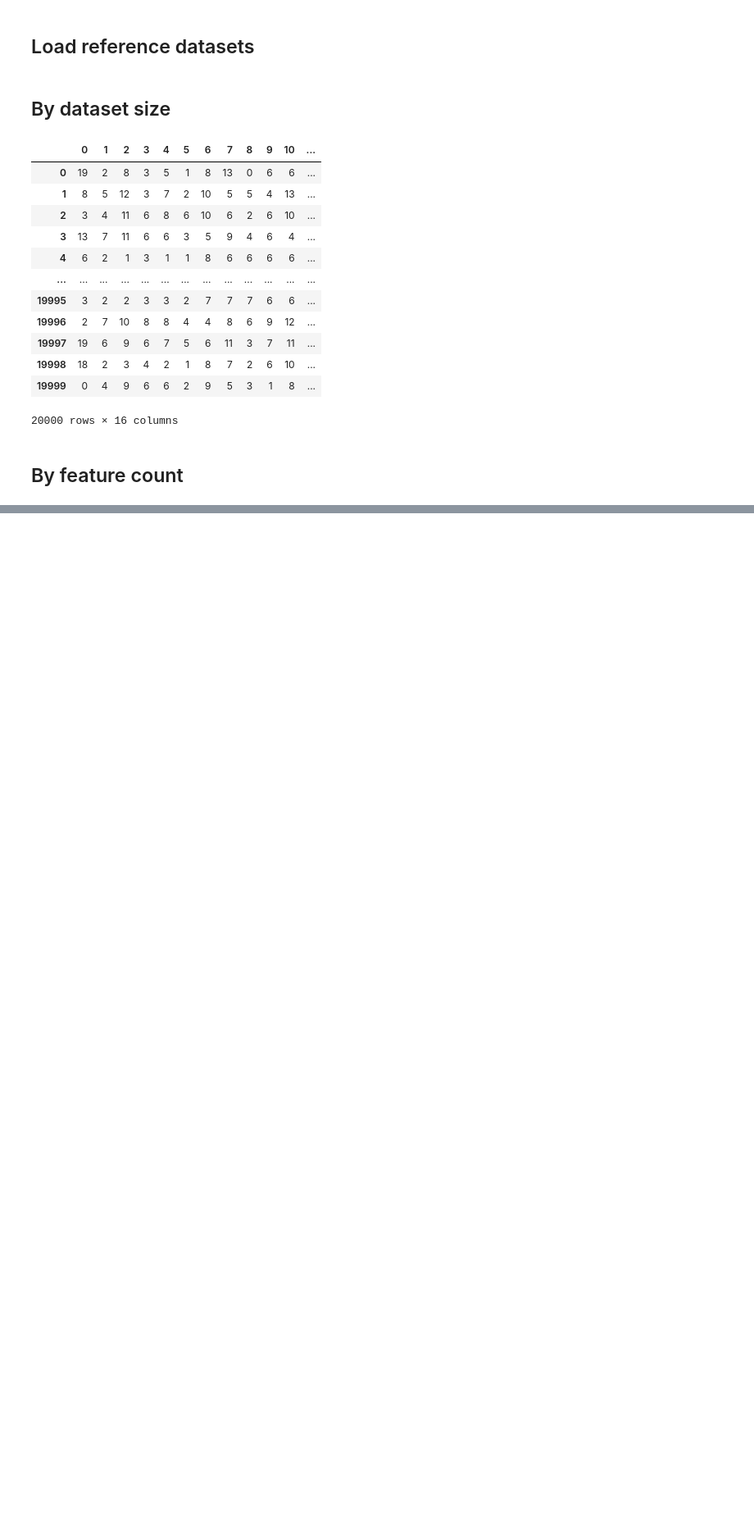
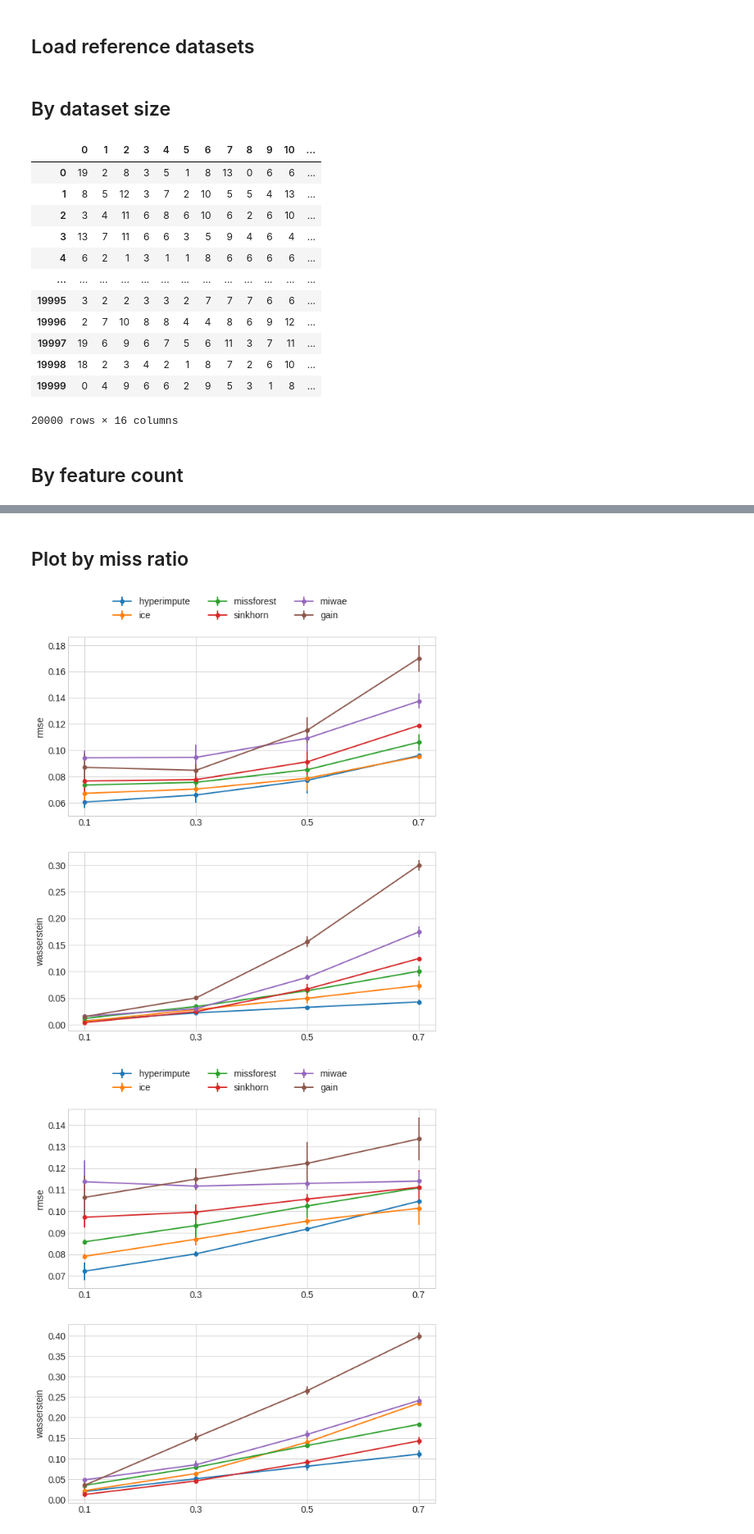
Before and after one commit to vanderschaarlab/hyperimpute, a Jupyter notebook: tutorials/experiments_02_model_performance.ipynb, the cells around one changed output, grey strips where cells are left out. Shown at 82% size. Drawn from its saved outputs; the diff is of its cells as text; code cells hidden in the pictures; blank space fills up the shorter version.

```diff
--- a/tutorials/experiments_02_model_performance.ipynb
+++ b/tutorials/experiments_02_model_performance.ipynb
@@ -423,0 +541,79 @@ scenario  MNAR
+# %% [markdown]
+## Plot by miss ratio
+# %%
+import numpy as np
+
+x_axis_miss_ratio = [0.1, 0.3, 0.5, 0.7]
+
+fontsize = 14
+
+error_by_miss_ratio = results_by_miss_ratio
+
+
+def generate_plot_for_ax_miss_ratio(ax, scenario, metric):
+    barWidth = 1
+
+    max_val = 0
+    idx = 0
+
+    for model in error_by_miss_ratio[scenario][0.1][metric]:
+
+        datapoints = []
+        datapoints_std = []
+
+        for miss in error_by_miss_ratio[scenario]:
+            if metric not in error_by_miss_ratio[scenario][miss]:
+                continue
+
+            local_res = error_by_miss_ratio[scenario][miss][metric][model]["mean"][0]
+            local_res_std = error_by_miss_ratio[scenario][miss][metric][model]["std"][0]
+            datapoints.append(local_res)
+            datapoints_std.append(local_res_std)
+
+        ax.errorbar(
+            x_axis_miss_ratio,
+            smooth_line(datapoints),
+            yerr=datapoints_std,
+            label=str(model),
+            linewidth=2,
+            marker="o",
+        )
+
+    ax.set_xticks(x_axis_miss_ratio, fontsize=fontsize)
+    ax.tick_params(axis="both", which="major", labelsize=fontsize)
+
+    return ax
+
+
+def generate_plot_miss_ratio(scenario):
+    plt.style.use("seaborn-whitegrid")
+
+    metrics = list(error_by_miss_ratio[scenario][0.1].keys())
+    if len(metrics) == 0:
+        return
+
+    fig, axs = plt.subplots(len(metrics), figsize=(10, 11))
+
+    models_cnt = len(error_by_miss_ratio[scenario][0.1]["rmse"].keys())
+
+    for idx, metric in enumerate(metrics):
+        generate_plot_for_ax_miss_ratio(axs[idx], scenario, metric)
+        axs[idx].set_ylabel(metric, fontsize=fontsize)
+
+    axs[0].legend(
+        loc="upper left",
+        bbox_to_anchor=(0.1, 1.27),
+        ncol=int(models_cnt / 2),
+        prop={"size": fontsize},
+    )
+    # fig.suptitle(f"{scenario} simulation", fontsize=fontsize)
+    plt.savefig(output_dir / f"error_by_miss_ratio_{scenario}.png")
+
+    plt.show()
+
+
+for scenario in ["MAR", "MCAR", "MNAR"]:
+    generate_plot_miss_ratio(scenario)
+# %% [output]
+[figure, added]
+[figure, added]
```
Also changed, not shown: parts of 15 cells of this notebook.
